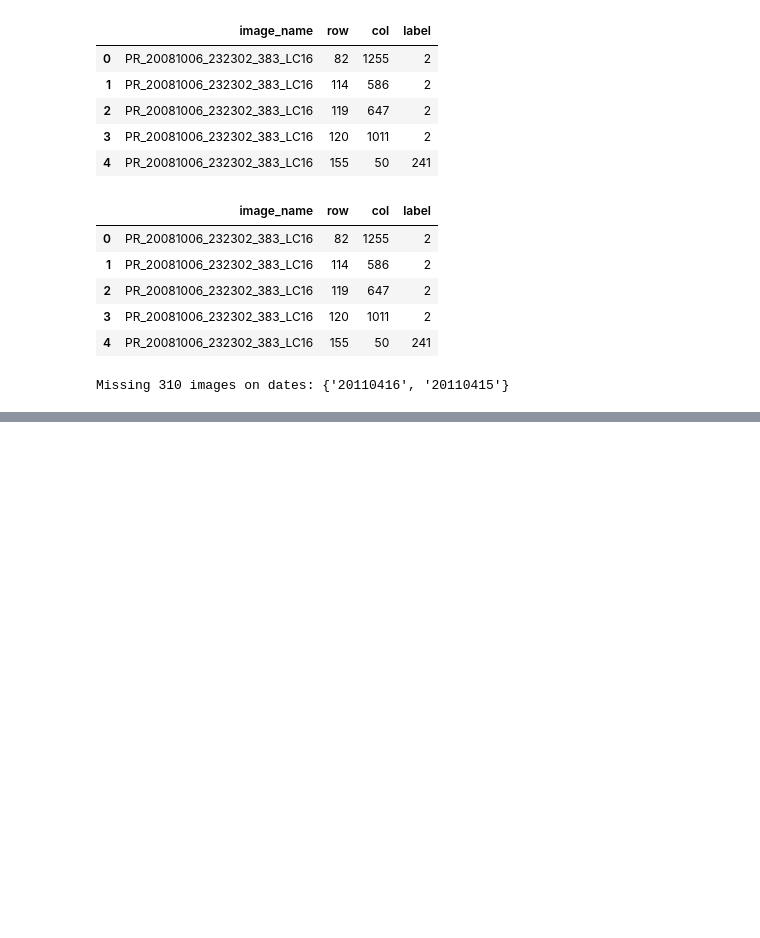
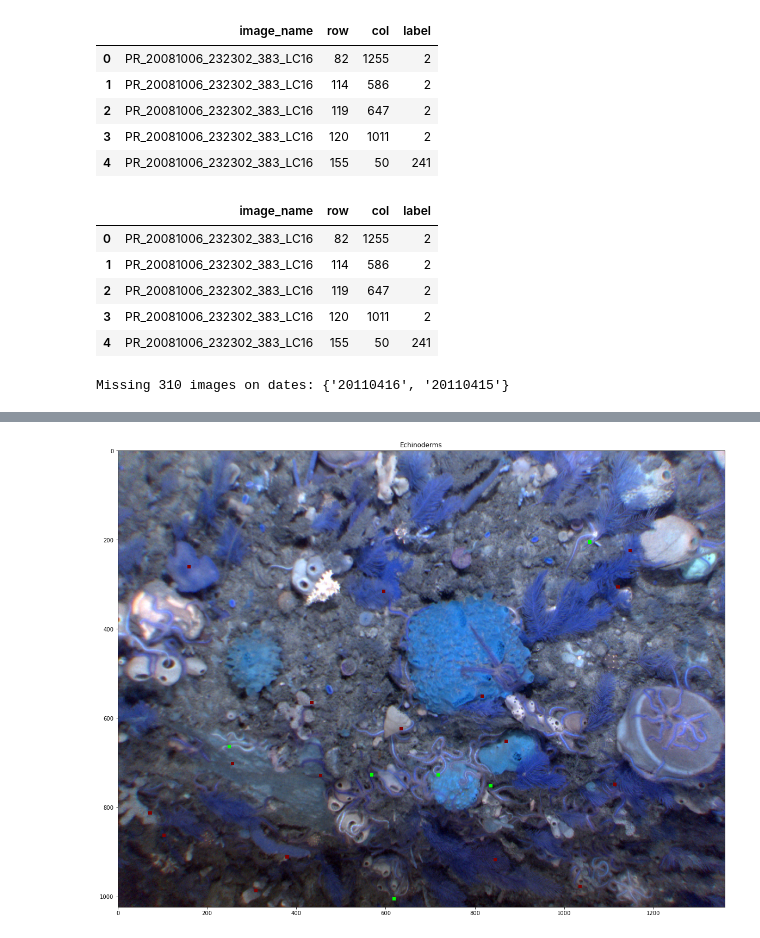
Before and after one commit to mbewley/benthoz, a Jupyter notebook: prepare_dataset.ipynb, the cells around one changed output, grey strips where cells are left out. Drawn from its saved outputs; the diff is of its cells as text; code cells hidden in the pictures; blank space fills up the shorter version.

Commit message:
Updated image fetcher to use urllib3 Retries. Got image download, and heirarchical label generation working.

```diff
--- a/prepare_dataset.ipynb
+++ b/prepare_dataset.ipynb
@@ -1,7 +1,6 @@
 # %%
 import logging
 import sys
-sys.path.append('/home/mbewley/Development/benthoz')
 logger = logging.getLogger()
 handler = logging.FileHandler('notebook_log.txt')
 handler.setLevel(logging.DEBUG)
@@ -21,9 +20,8 @@ import prep.image_fetcher
 import prep.label_converter
 
 
-os.chdir('/home/mbewley/Development/benthoz')
-IMAGE_PATH = 'images'
-LABELS_PATH = 'labels'
+IMAGE_PATH = os.path.join("/home/jovyan/benthoz_data", "images")
+LABELS_PATH = os.path.join("/home/jovyan/benthoz_data", "labels")
 
 IM_SHAPE = (1024,1360)
 
@@ -131,8 +145,7 @@ Missing 310 images on dates: {'20110416', '20110415'}
 # Convert long-form sparse point labels to "don't know" images. Treat this as multi-class for now (single image, with an indep label assigned to each point)
 
 def visualise_label_layer(label_id, im, labels):
-    bitvector_ind = df_id_lookups.loc[label_id]['bit_vector_idx']
-    print(f'Label {label_id} - displaying layer from bitvector_index {bitvector_ind}')
+    bitvector_ind = df_id_lookups.reset_index().query("id == @label_id").index.values[0]
     labels_single_layer = labels[bitvector_ind]
 
     # Get positive ones and dilate to make visible.
@@ -151,18 +164,15 @@ def visualise_label_layer(label_id, im, labels):
     plt.imshow(labels_neg_dilated, alpha=labels_neg_dilated, cmap='seismic')
 
     plt.title(label_name)
-
-
-num_images = len(df_training.image_name.unique())
-for i, (image_name, g) in tqdm(enumerate(df_training.groupby('image_name')), total=num_images):
-
-    # Prepare the label mask
-    labels = long_labels_to_multilabel_masks(g.row, g.col, g.label, IM_SHAPE)
-
-    # Save labels to disk as npz in similar structure to images
-    np.savez_compressed(os.path.join(LABELS_PATH, image_name+'.npz'), labels=labels)
-
-
-#     im = cv2.imread(os.path.join(IMAGE_PATH, image_name+'.tif'))
-#     visualise_label_layer(45, im, labels)
-#     break
+# %%
+for i, (image_name, g) in tqdm(enumerate(df_training.groupby('image_name')), total=num_images):
+    npz_file = os.path.join(LABELS_PATH, image_name+'.npz')
+    labels = np.load(npz_file)["labels"]
+    label_counts = (labels>0).sum(axis=1).sum(axis=1)
+    df_id_lookups_aug = df_id_lookups.assign(label_counts=label_counts)
+    if df_id_lookups_aug.set_index("name").loc["Echinoderms", "label_counts"] > 5:
+        display(df_id_lookups_aug.query("label_counts > 0"))
+        im = cv2.imread(os.path.join(IMAGE_PATH, image_name+'.tif'))
+        visualise_label_layer(88, im, labels)
+        break
+# %% [output]
@@ -168,0 +197 @@ for i, (image_name, g) in tqdm(enumerate(df_training.groupby('image_name')), tot
+[figure, added]
```
Also changed, not shown: parts of 9 cells of this notebook, 2 other files.
